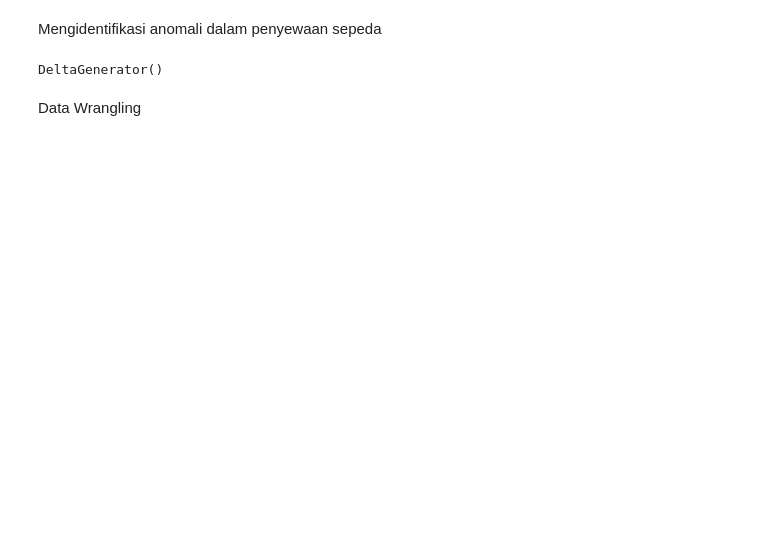
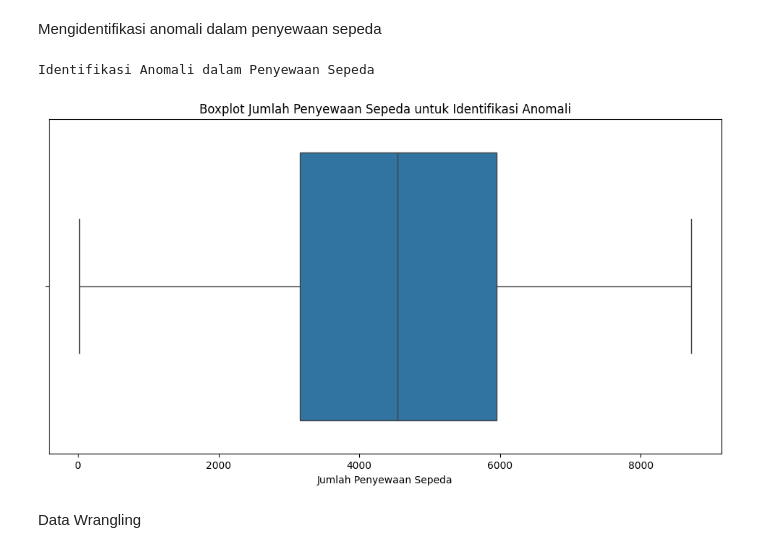
Before and after one commit to septiapriliawulandari/Analisis-Bike-Sharing-Dataset, a Jupyter notebook: notebook.ipynb, the cells around one changed output. Cells and saved outputs as stored; diff of their text form; code cells hidden in the pictures; blank space fills up the shorter version.

```diff
--- a/notebook.ipynb
+++ b/notebook.ipynb
@@ -56,14 +55,15 @@ DeltaGenerator()
 # %% [markdown]
 Mengidentifikasi anomali dalam penyewaan sepeda
 # %%
-st.header('Identifikasi Anomali dalam Penyewaan Sepeda')
+print('\nIdentifikasi Anomali dalam Penyewaan Sepeda')
 plt.figure(figsize=(12, 6))
 sns.boxplot(x=day_data['cnt'])
 plt.title('Boxplot Jumlah Penyewaan Sepeda untuk Identifikasi Anomali')
 plt.xlabel('Jumlah Penyewaan Sepeda')
-st.pyplot(plt)
+plt.show()
 # %% [output]
-DeltaGenerator()
+Identifikasi Anomali dalam Penyewaan Sepeda
+[figure, added]
 # %% [markdown]
 Data Wrangling
 # %%
```
Also changed, not shown: parts of 7 cells of this notebook, 5 other files.
